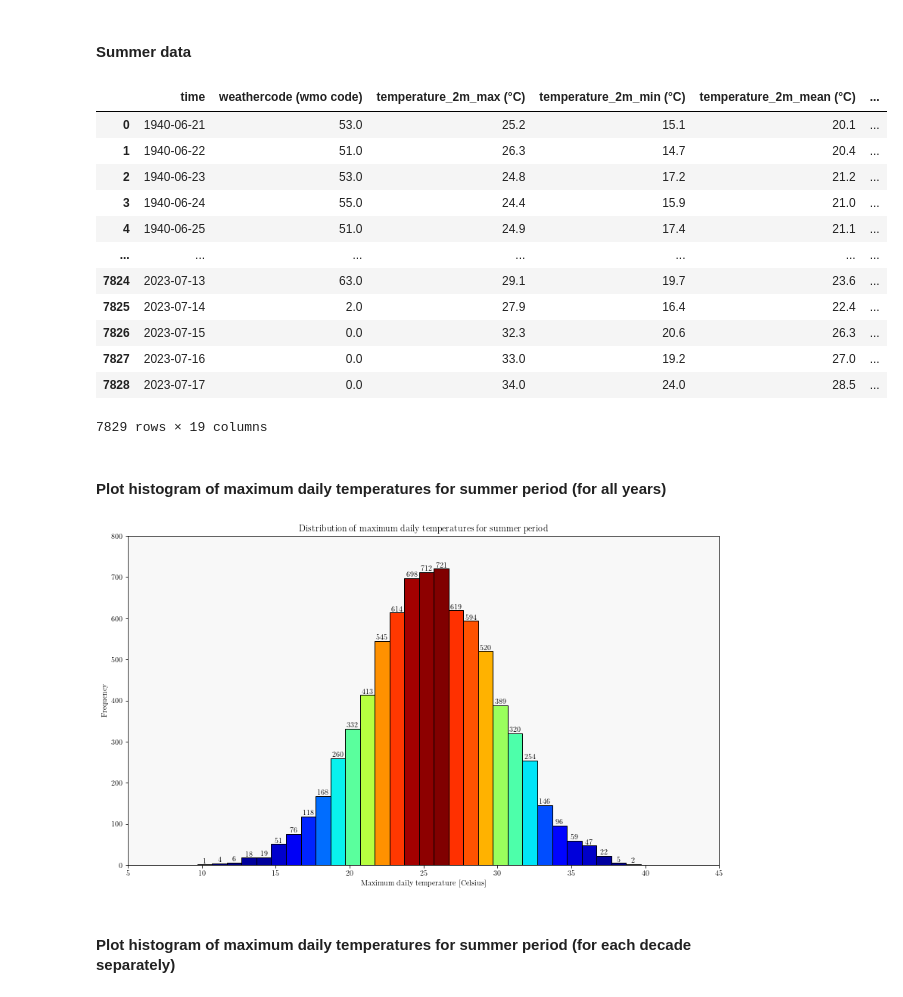
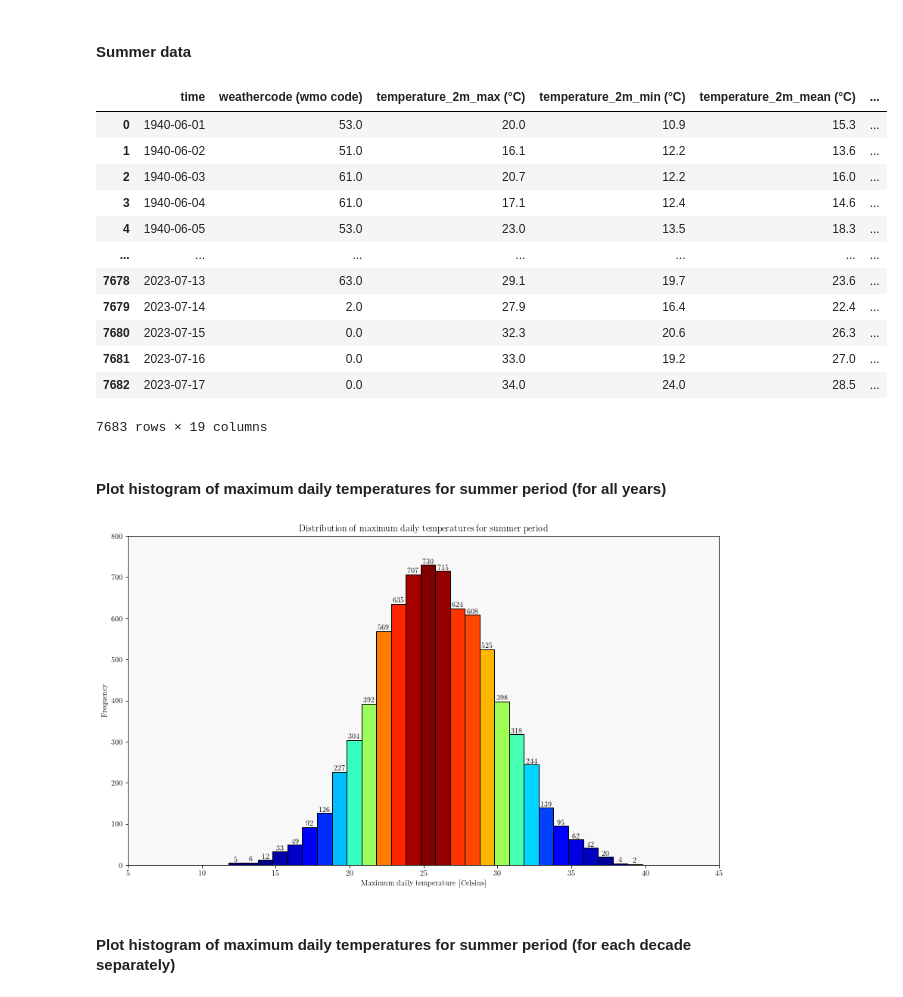
Before and after one commit to cimbaIG/Weather_data_Zagreb, a Jupyter notebook: weather_data_zagreb.ipynb, the cells around one changed output. Drawn from its saved outputs; the diff is of its cells as text; code cells hidden in the pictures.

```diff
--- a/weather_data_zagreb.ipynb
+++ b/weather_data_zagreb.ipynb
@@ -895,28 +895,28 @@ plt.savefig('total_num_of_coldwaves_per_decades.pdf', bbox_inches='tight')
 # %%
 # Get only data for the summer periods
 # Create empty summer data dataframe
 summer_data = pd.DataFrame()
 # Iterate over every unique year in data
 for year in data["time"].dt.year.unique():
-    summer_data = summer_data.append(data[(data["time"] >= pd.Timestamp(year=year, month=6, day=21)) & (data["time"] < pd.Timestamp(year=year, month=9, day=23))])
+    summer_data = summer_data.append(data[(data["time"] >= pd.Timestamp(year=year, month=6, day=1)) & (data["time"] <= pd.Timestamp(year=year, month=8, day=31))])
 
 # Print summer data dataframe
 summer_data = summer_data.reset_index(drop=True)
 summer_data
 # %% [output]
 |  | time | weathercode (wmo code) | temperature_2m_max (°C) | temperature_2m_min (°C) | temperature_2m_mean (°C) | ... |
-| 0 | 1940-06-21 | 53.0 | 25.2 | 15.1 | 20.1 | ... |
-| 1 | 1940-06-22 | 51.0 | 26.3 | 14.7 | 20.4 | ... |
-| 2 | 1940-06-23 | 53.0 | 24.8 | 17.2 | 21.2 | ... |
-| 3 | 1940-06-24 | 55.0 | 24.4 | 15.9 | 21.0 | ... |
-| 4 | 1940-06-25 | 51.0 | 24.9 | 17.4 | 21.1 | ... |
+| 0 | 1940-06-01 | 53.0 | 20.0 | 10.9 | 15.3 | ... |
+| 1 | 1940-06-02 | 51.0 | 16.1 | 12.2 | 13.6 | ... |
+| 2 | 1940-06-03 | 61.0 | 20.7 | 12.2 | 16.0 | ... |
+| 3 | 1940-06-04 | 61.0 | 17.1 | 12.4 | 14.6 | ... |
+| 4 | 1940-06-05 | 53.0 | 23.0 | 13.5 | 18.3 | ... |
 | ... | ... | ... | ... | ... | ... | ... |
-| 7824 | 2023-07-13 | 63.0 | 29.1 | 19.7 | 23.6 | ... |
-| 7825 | 2023-07-14 | 2.0 | 27.9 | 16.4 | 22.4 | ... |
-| 7826 | 2023-07-15 | 0.0 | 32.3 | 20.6 | 26.3 | ... |
-| 7827 | 2023-07-16 | 0.0 | 33.0 | 19.2 | 27.0 | ... |
-| 7828 | 2023-07-17 | 0.0 | 34.0 | 24.0 | 28.5 | ... |
+| 7678 | 2023-07-13 | 63.0 | 29.1 | 19.7 | 23.6 | ... |
+| 7679 | 2023-07-14 | 2.0 | 27.9 | 16.4 | 22.4 | ... |
+| 7680 | 2023-07-15 | 0.0 | 32.3 | 20.6 | 26.3 | ... |
+| 7681 | 2023-07-16 | 0.0 | 33.0 | 19.2 | 27.0 | ... |
+| 7682 | 2023-07-17 | 0.0 | 34.0 | 24.0 | 28.5 | ... |
-7829 rows × 19 columns
+7683 rows × 19 columns
 # %% [markdown]
 #### Plot histogram of maximum daily temperatures for summer period (for all years)
 # %%
@@ -945,7 +945,7 @@ ax.set_facecolor("#F8F8F8")
 # Save figure to .pdf file
 plt.savefig('distribution_of_max_daily_temperatures_for_summer_period.pdf', bbox_inches='tight')
 # %% [output]
-[figure, old version]
+[figure, new version]
 # %% [markdown]
 #### Plot histogram of maximum daily temperatures for summer period (for each decade separately)
 # %%
```
Also changed, not shown: parts of 8 cells of this notebook, 20 other files.
